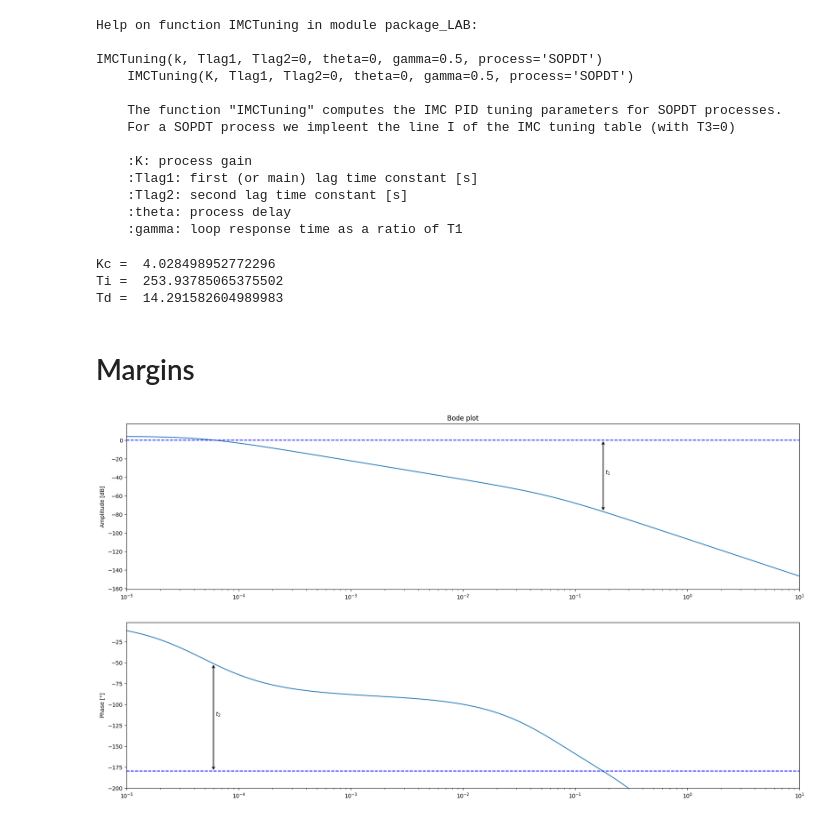
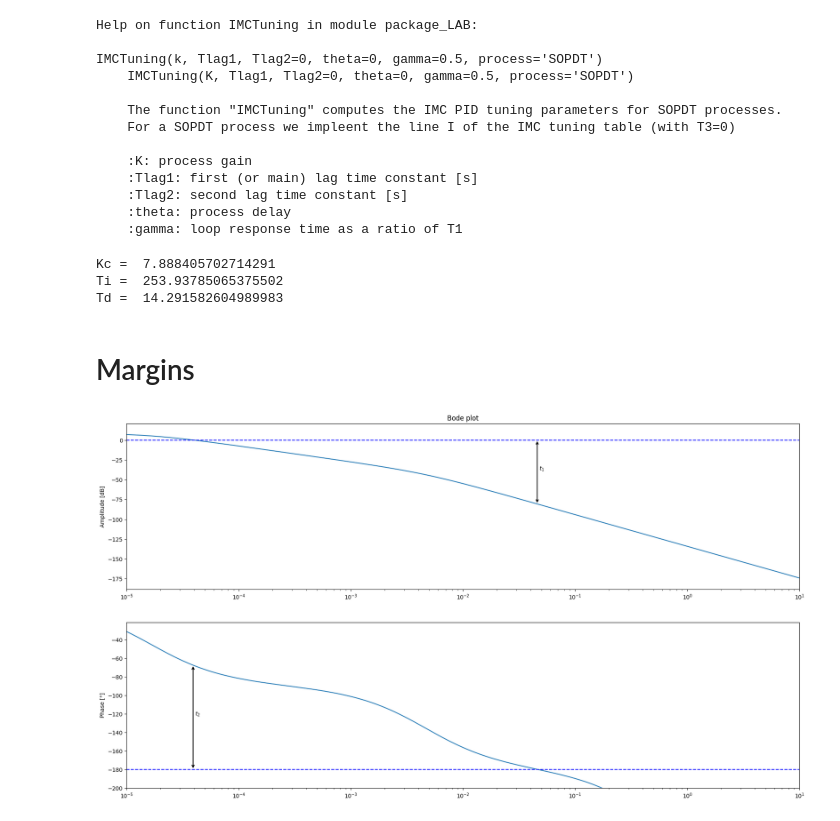
Before and after one commit to CorThibaut/Control-Theory-2024, a Jupyter notebook: package_LAB.ipynb, the cells around one changed output. Drawn from its saved outputs; the diff is of its cells as text; code cells hidden in the pictures.

```diff
--- a/package_LAB.ipynb
+++ b/package_LAB.ipynb
@@ -130,7 +130,7 @@ MVFF = []
 Kc = 2
 Ti = 18
 Td = 6
-alpha = 0.3
+alpha = 0.7
 MVMin = 0
 MVMax = 100
 
@@ -205,44 +205,44 @@ T1_SOPDTOPT= 238.7362471589338
 T2_SOPDTOPT= 15.201603494821217
 Theta_SOPDTOPT= 3.1282416191455016
 
-gamma = 0.6
+gamma = 0.3
 Kc, Ti, Td = IMCTuning(Kp_SOPDTOPT,T1_SOPDTOPT,T2_SOPDTOPT,Theta_SOPDTOPT,gamma,'SOPDT')
 
 print('Kc = ', Kc)
 print('Ti = ', Ti)
 print('Td = ', Td)
 # %% [output]
-Kc =  4.028498952772296
+Kc =  7.888405702714291
 Ti =  253.93785065375502
 Td =  14.291582604989983
 # %% [markdown]
 # Margins
 # %%
-Kp = 0.6610321464533615
-T1 = 142.71591406210933
-T2 = 4.097769141424377
-theta = 6.236451079541527
+Kp= 0.4306576253666714
+T1p= 238.7362471589338
+T2p= 15.201603494821217
+thetap= 3.1282416191455016
 
-gamma = 0.6
-Kc, Ti, Td = IMCTuning(Kp, T1, T2, theta, gamma, "SOPDT")
+gamma = 0.4
+Kc, Ti, Td = IMCTuning(Kp, T1p, T2p, thetap, gamma, "FOPDT")
 
 #SOPDT
 SOPDT_process = Process({})
 SOPDT_process.parameters['Kp'] = Kp
-SOPDT_process.parameters['Tlag1'] = T1
-SOPDT_process.parameters['Tlag2'] = T2
-SOPDT_process.parameters['theta'] = theta
+SOPDT_process.parameters['Tlag1'] = T1p
+SOPDT_process.parameters['Tlag2'] = T2p
+SOPDT_process.parameters['theta'] = thetap
 
 # PID controller for SOPDT process
 PID_controller = Controller({})
 PID_controller.parameters['Kc'] = Kc
 PID_controller.parameters['Ti'] = Ti
 PID_controller.parameters['Td'] = Td
 PID_controller.parameters['alpha'] = alpha
 
 #omega
 omega = np.logspace(-5, 1, 10000)
 
 Margins(SOPDT_process, PID_controller, omega)
 # %% [output]
-[figure, old version]
+[figure, new version]
```
Also changed, not shown: 28 other files.
